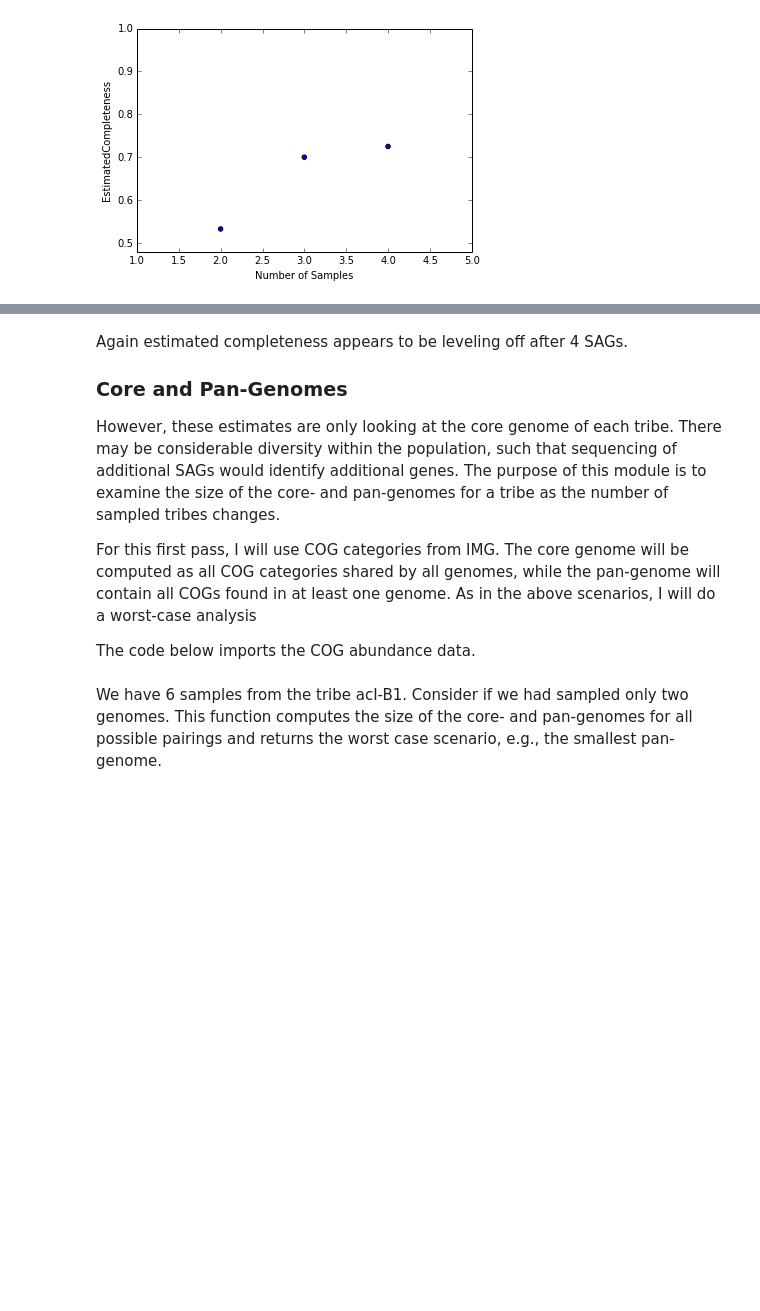
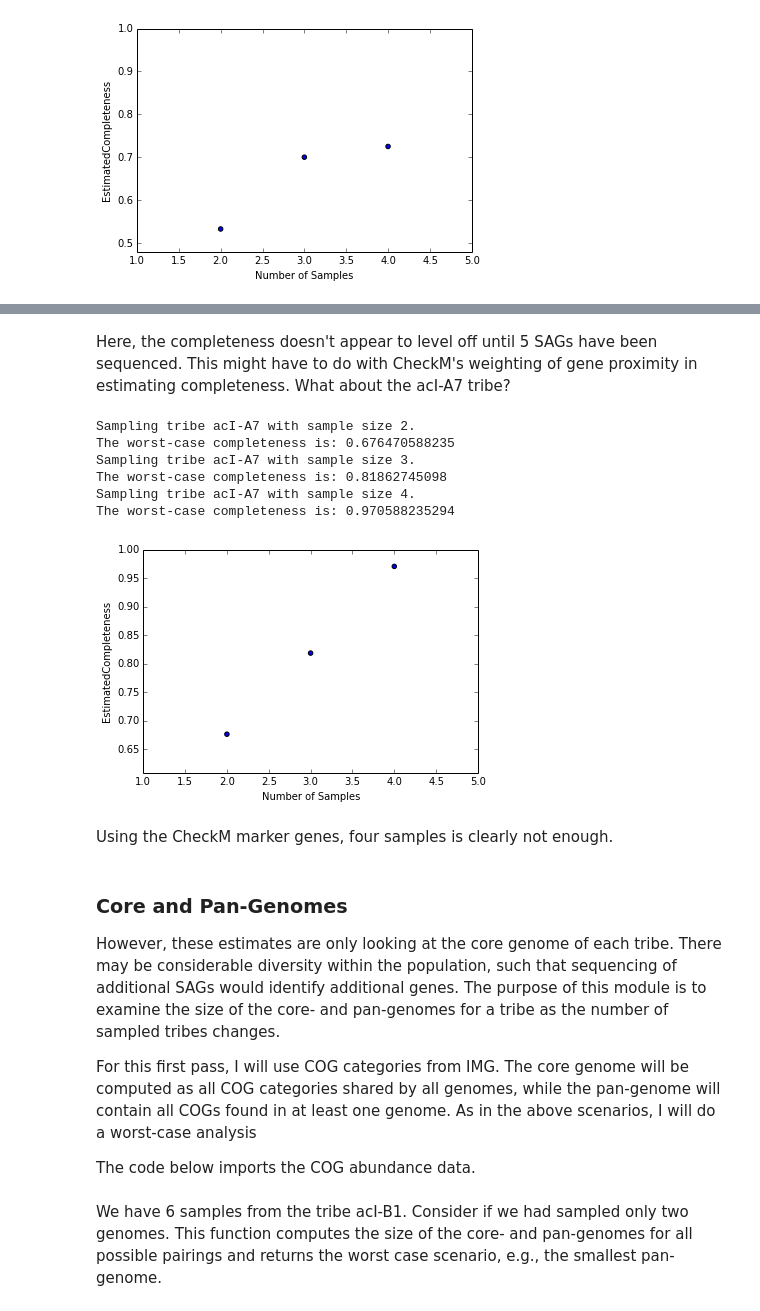
Before and after one commit to celawson87/reverseEcology, a Jupyter notebook: iPythonNotebooks/samplingCompleteness.ipynb, the cells around one changed output, grey strips where cells are left out. Cells and saved outputs as stored; diff of their text form; code cells hidden in the pictures; blank space fills up the shorter version.

```diff
--- a/iPythonNotebooks/samplingCompleteness.ipynb
+++ b/iPythonNotebooks/samplingCompleteness.ipynb
@@ -272,6 +293,19 @@ The worst-case completeness is: 0.725
+# %% [markdown]
+Here, the completeness doesn't appear to level off until 5 SAGs have been sequenced. This might have to do with CheckM's weighting of gene proximity in estimating completeness. What about the acI-A7 tribe?
+# %%
+[markerGeneDF, taxonClass, tribes] = mg.importMarkerGenesAndTaxonomy(externalDataDir, 'checkMMarkerGenes.csv', 'taxonomySAGs.csv')
+mg.allWorstCaseCompleteness(externalDataDir, markerGeneDF, 204, taxonClass, tribes, 'acI-A7')
+# %% [output]
+Sampling tribe acI-A7 with sample size 2.
+The worst-case completeness is: 0.676470588235
+Sampling tribe acI-A7 with sample size 3.
+The worst-case completeness is: 0.81862745098
+Sampling tribe acI-A7 with sample size 4.
+The worst-case completeness is: 0.970588235294
+[figure, added]
+# %% [markdown]
+Using the CheckM marker genes, four samples is clearly not enough.
 # %% [markdown]
-Again estimated completeness appears to be leveling off after 4 SAGs.
-
 ### Core and Pan-Genomes
 
 However, these estimates are only looking at the core genome of each tribe. There may be considerable diversity within the population, such that sequencing of additional SAGs would identify additional genes. The purpose of this module is to examine the size of the core- and pan-genomes for a tribe as the number of sampled tribes changes.
```
Also changed, not shown: parts of 3 cells of this notebook.
